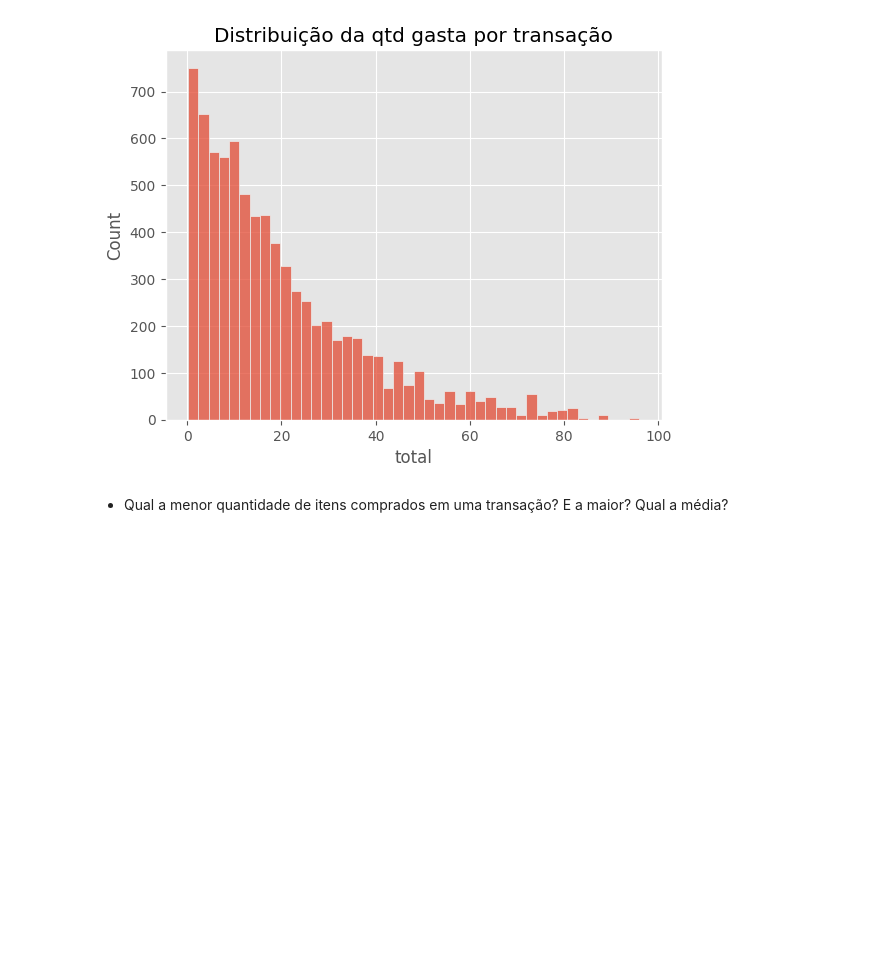
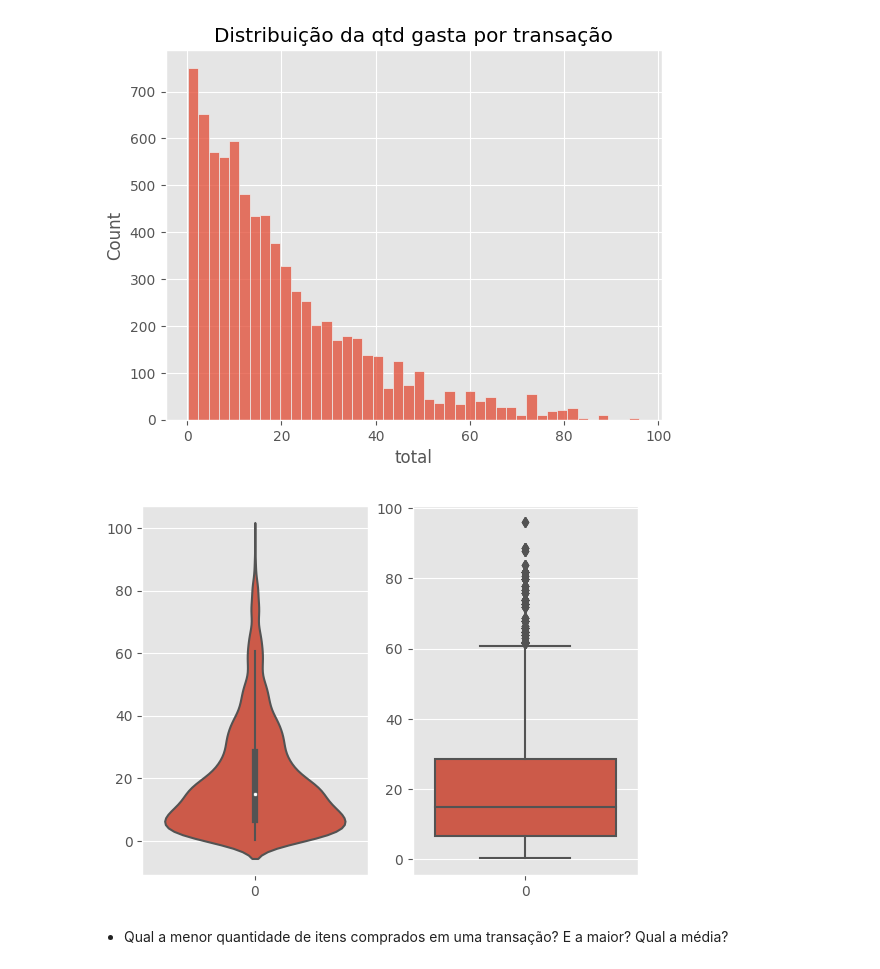
Before and after one commit to dnsrsdata/stock_level_prediction, a Jupyter notebook: notebooks/EDA.ipynb, the cells around one changed output. Drawn from its saved outputs; the diff is of its cells as text; code cells hidden in the pictures; blank space fills up the shorter version.

```diff
--- a/notebooks/EDA.ipynb
+++ b/notebooks/EDA.ipynb
@@ -101,6 +108,13 @@ plt.title('Distribuição da qtd gasta por transação')
 # %% [output]
 Text(0.5, 1.0, 'Distribuição da qtd gasta por transação')
 [figure]
+# %%
+# Verificando a distribuição
+fig, axes = plt.subplots(1, 2)
+axes[0] = sns.violinplot(df_vendas.total, ax=axes[0])
+axes[1] = sns.boxplot(df_vendas.total, ax=axes[1])
+# %% [output]
+[figure, added]
 # %% [markdown]
 - Qual a menor quantidade de itens comprados em uma transação? E a maior? Qual a média?
 # %%
```
Also changed, not shown: parts of 6 cells of this notebook.
